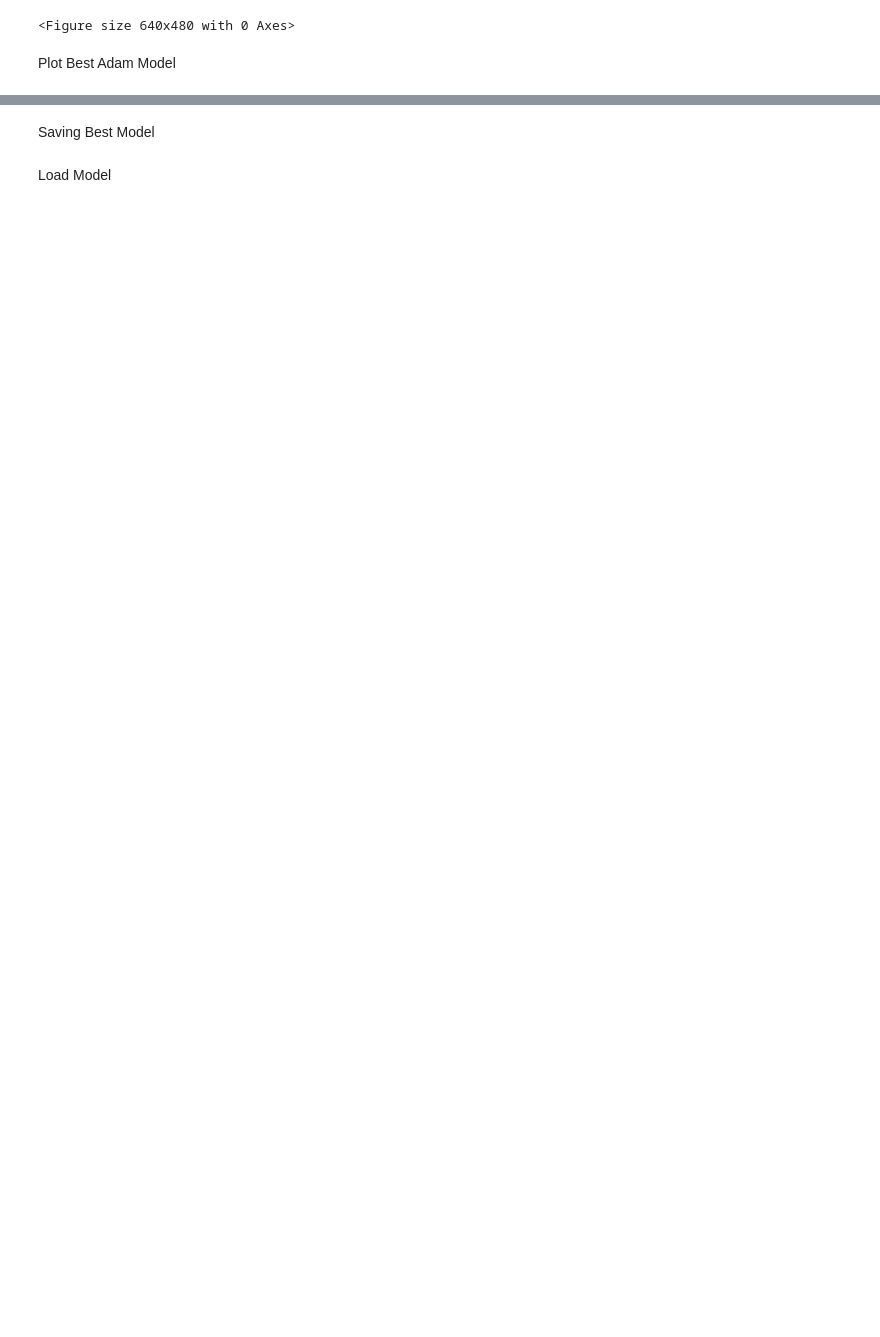
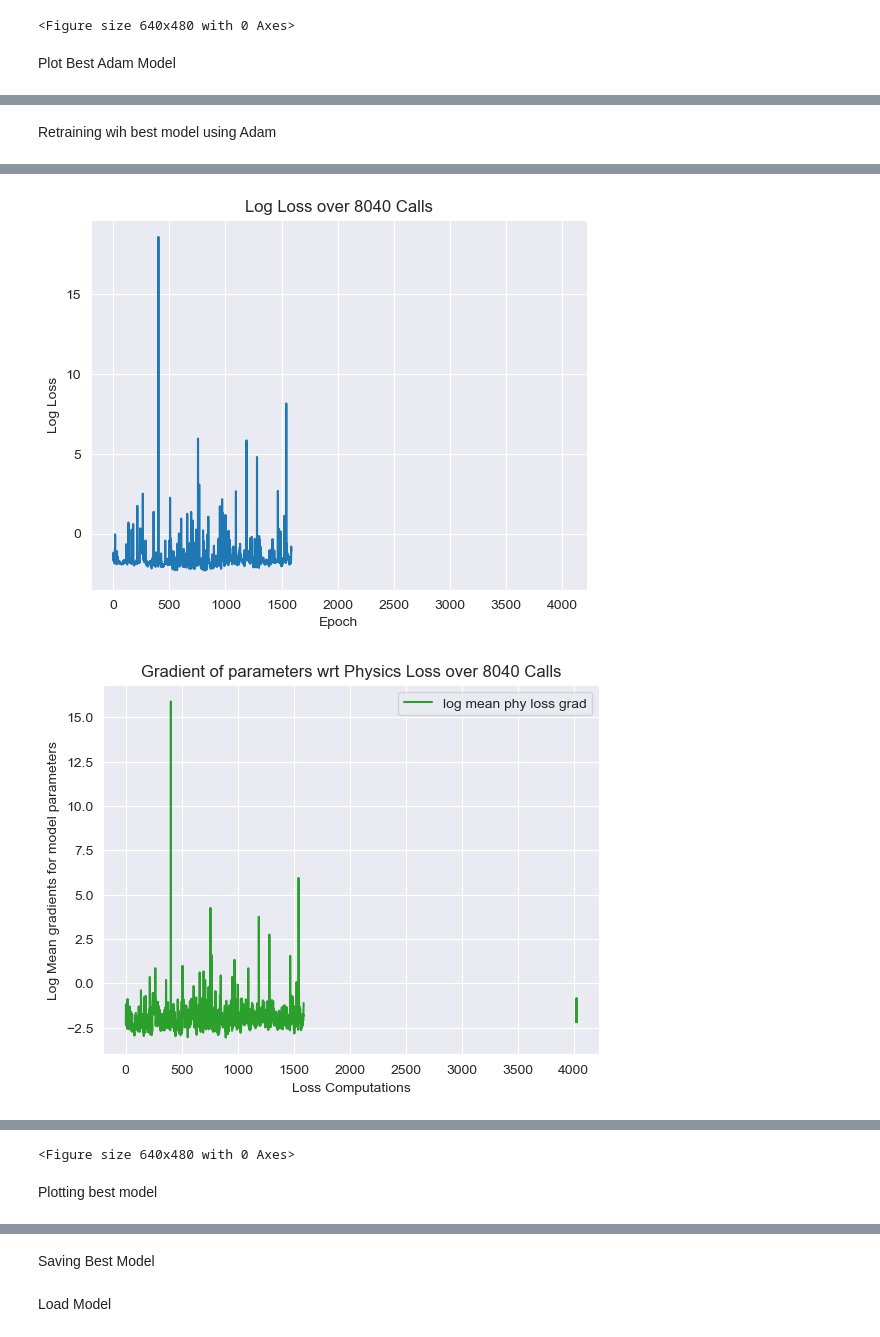
Before and after one commit to RoshenS/PINNs, a Jupyter notebook: 2. Extrapolation.ipynb, the cells around one changed output, grey strips where cells are left out. Cells and saved outputs as stored; diff of their text form; code cells hidden in the pictures; blank space fills up the shorter version.

```diff
--- a/2. Extrapolation.ipynb
+++ b/2. Extrapolation.ipynb
@@ -475 +491,16 @@ plot_comp(T)
 <Figure size 640x480 with 0 Axes>
+# %% [markdown]
+Retraining wih best model using Adam
+# %%
+optim = LBFGS(model.parameters())
+
+for epoch in range(n_epochs[0],sum(n_epochs)):
+
+    optim.step(closure)
+    best_model_LBFGS = checkpoint(best_model_LBFGS)
+
+    if not (epoch%w_update): ic_weight = weight_update_max_mean(w_update)
+    if not (epoch%10): print(f'Finished epoch {epoch}, latest loss {prev_loss[-1]:.2E}')
+
+plot_train(n_epochs[0])
+# %% [output]
@@ -475,0 +527,2 @@ plot_comp(T)
+[figure, added]
+[figure, added]
@@ -475,0 +530,3 @@ plot_comp(T)
+<Figure size 640x480 with 0 Axes>
+# %% [markdown]
+Plotting best model
```
Also changed, not shown: parts of 9 cells of this notebook.
